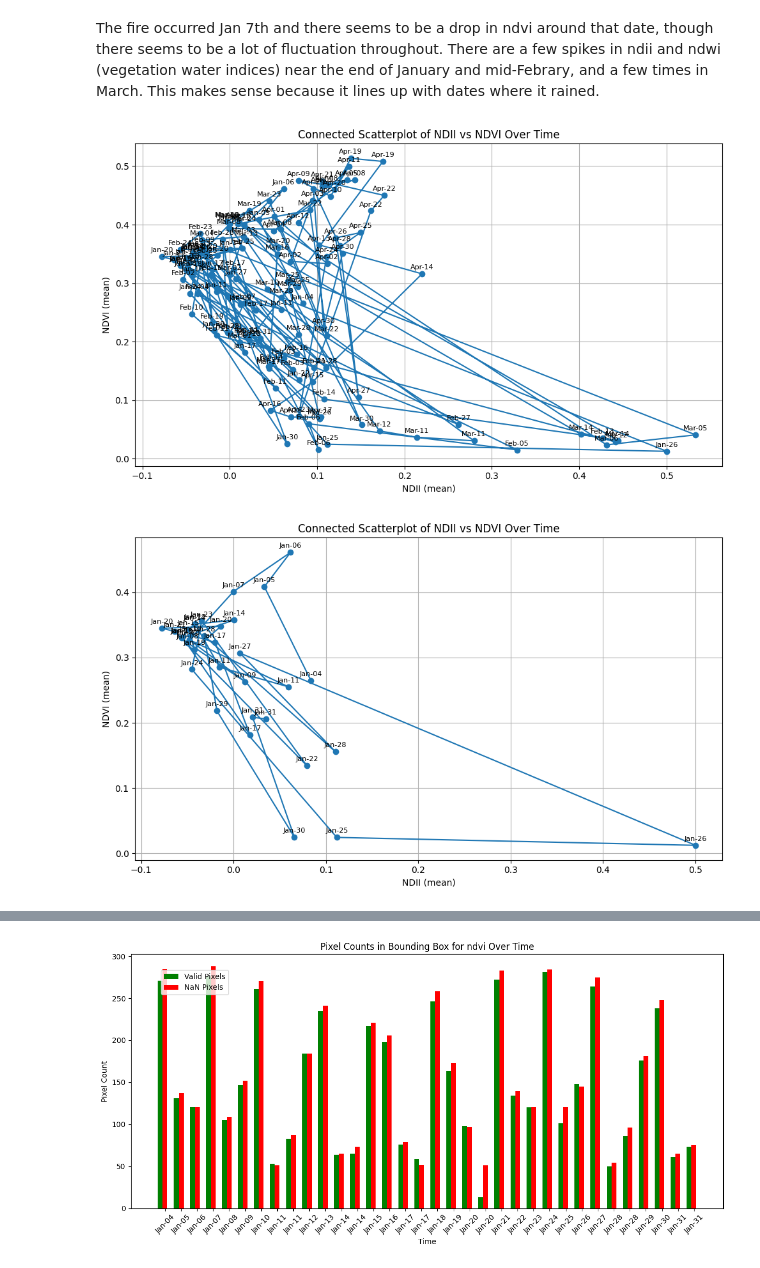
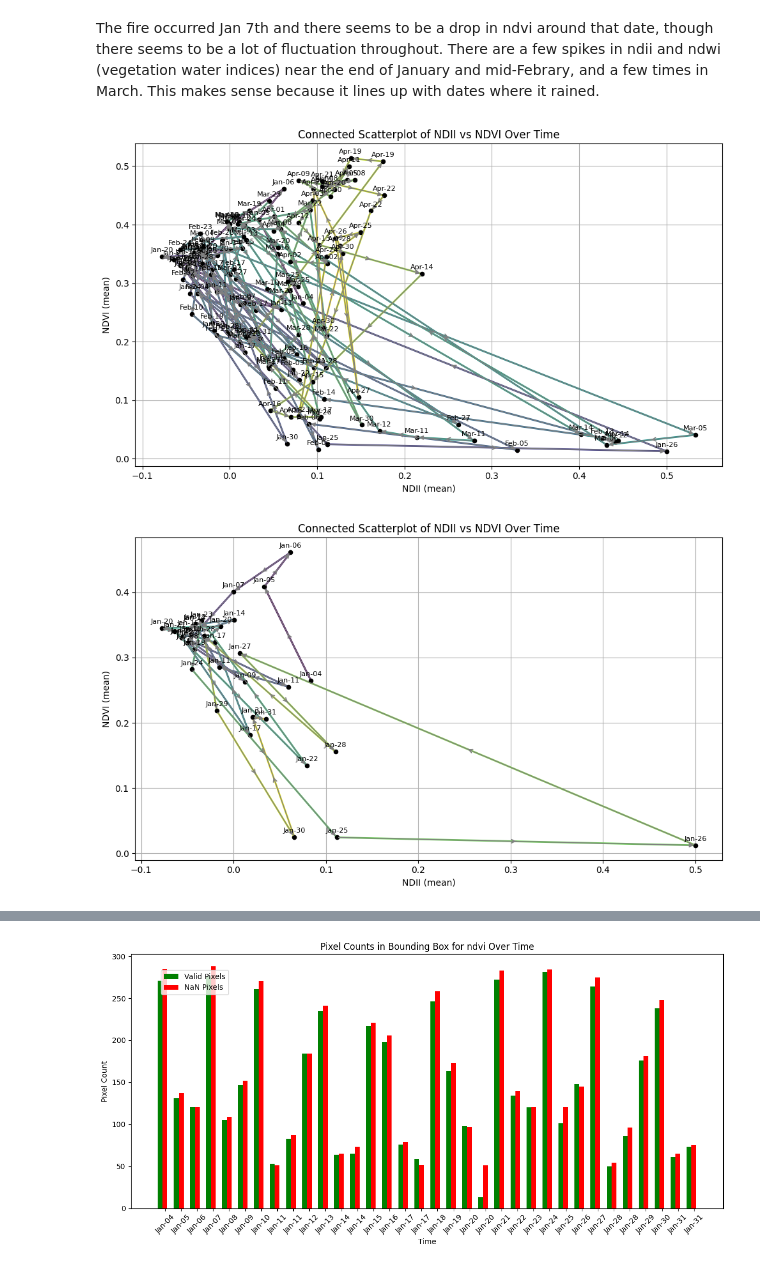
Before and after one commit to katelyn-wang/pace-wildfires, a Jupyter notebook: notebooks/la_fires_analysis.ipynb, the cells around one changed output, grey strips where cells are left out. Saved outputs shown, nothing was run; the diff lists cells and outputs as text; code cells hidden in the pictures.

Commit message:
Added more time series connected scatterplots

```diff
--- a/notebooks/la_fires_analysis.ipynb
+++ b/notebooks/la_fires_analysis.ipynb
@@ -457,7 +463,7 @@ The fire occurred Jan 7th and there seems to be a drop in ndvi around that date,
 # Plot ndvi and ndwi on x and y axis
 # Time series connected scatterplot
 
-def plot_connected_scatter(summary_dict, var_x, var_y, title=None, start_time=None, end_time=None):
+def plot_connected_scatter(summary_dict, var_x, var_y, title=None, start_time=None, end_time=None, cmap='viridis'):
     # Extract data for each variable
     df_x = pd.DataFrame(summary_dict[var_x])
     df_y = pd.DataFrame(summary_dict[var_y])
@@ -468,33 +474,75 @@ def plot_connected_scatter(summary_dict, var_x, var_y, title=None, start_time=No
     df = pd.merge(df_x, df_y, on='time', suffixes=(f'_{var_x}', f'_{var_y}'))
 
     # Apply time filtering if specified
     if start_time:
         df = df[df['time'] >= pd.to_datetime(start_time)]
     if end_time:
         df = df[df['time'] <= pd.to_datetime(end_time)]
 
     # Drop rows with missing mean values
     df = df.dropna(subset=[f'mean_value_{var_x}', f'mean_value_{var_y}'])
 
+    # Extract coordinates and time values
+    x = df[f'mean_value_{var_x}'].values
+    y = df[f'mean_value_{var_y}'].values
+    times = mdates.date2num(df['time'])  # Convert datetime to float for color mapping
+
+    # Create line segments for color mapping
+    points = np.array([x, y]).T.reshape(-1, 1, 2)
+    segments = np.concatenate([points[:-1], points[1:]], axis=1)
+
+    # Normalize time for colormap
+    norm = plt.Normalize(times.min(), times.max())
+    lc = LineCollection(segments, cmap=cmap, norm=norm)
+    lc.set_array(times)
+    lc.set_linewidth(2)
+
     # Plot
     fig, ax = plt.subplots(figsize=(10, 6))
-    ax.plot(df[f'mean_value_{var_x}'], df[f'mean_value_{var_y}'], marker='o', linestyle='-')
+    # ax.plot(df[f'mean_value_{var_x}'], df[f'mean_value_{var_y}'], marker='o', linestyle='-')
+    line = ax.add_collection(lc)
+    ax.scatter(x, y, color='black', s=20, zorder=3)  # points on top
+
+    # Draw arrows for direction
+    for i in range(1, len(x)):
+        ax.annotate(
+            '', xy=(x[i], y[i]), xytext=(x[i-1], y[i-1]),
+            arrowprops=dict(arrowstyle='-|>', color='gray', lw=1),
+            annotation_clip=False
+        )
+
+    # Arrows in middle of each segment
+    for i in range(1, len(x)):
+        x_start, y_start = x[i - 1], y[i - 1]
+        x_end, y_end = x[i], y[i]
+        # Midpoint
+        x_mid = (x_start + x_end) / 2
+        y_mid = (y_start + y_end) / 2
+        # Small offset vector for arrow direction
+        dx = x_end - x_start
+        dy = y_end - y_start
+
+        ax.annotate(
+            '', xy=(x_mid + 0.0001 * dx, y_mid + 0.0001 * dy), xytext=(x_mid, y_mid),
+            arrowprops=dict(arrowstyle='->', color='gray', lw=1.2),
+            annotation_clip=False
+        )
 
     # Annotate points with date
     for i, row in df.iterrows():
         ax.annotate(row['time'].strftime('%b-%d'),
                     (row[f'mean_value_{var_x}'], row[f'mean_value_{var_y}']),
                     textcoords="offset points", xytext=(0, 5), ha='center', fontsize=8)
 
     ax.set_xlabel(f"{var_x.upper()} (mean)")
     ax.set_ylabel(f"{var_y.upper()} (mean)")
     ax.set_title(title or f"Connected Scatterplot of {var_x.upper()} vs {var_y.upper()} Over Time")
     plt.grid(True)
     plt.tight_layout()
     plt.show()
 
 plot_connected_scatter(landvi_summaries, "ndii", "ndvi")
 plot_connected_scatter(landvi_summaries, "ndii", "ndvi", end_time="2025-02-01")
 # %% [output]
-[figure, old version]
+[figure, new version]
-[figure, old version]
+[figure, new version]
```
Also changed, not shown: parts of 12 cells of this notebook.
